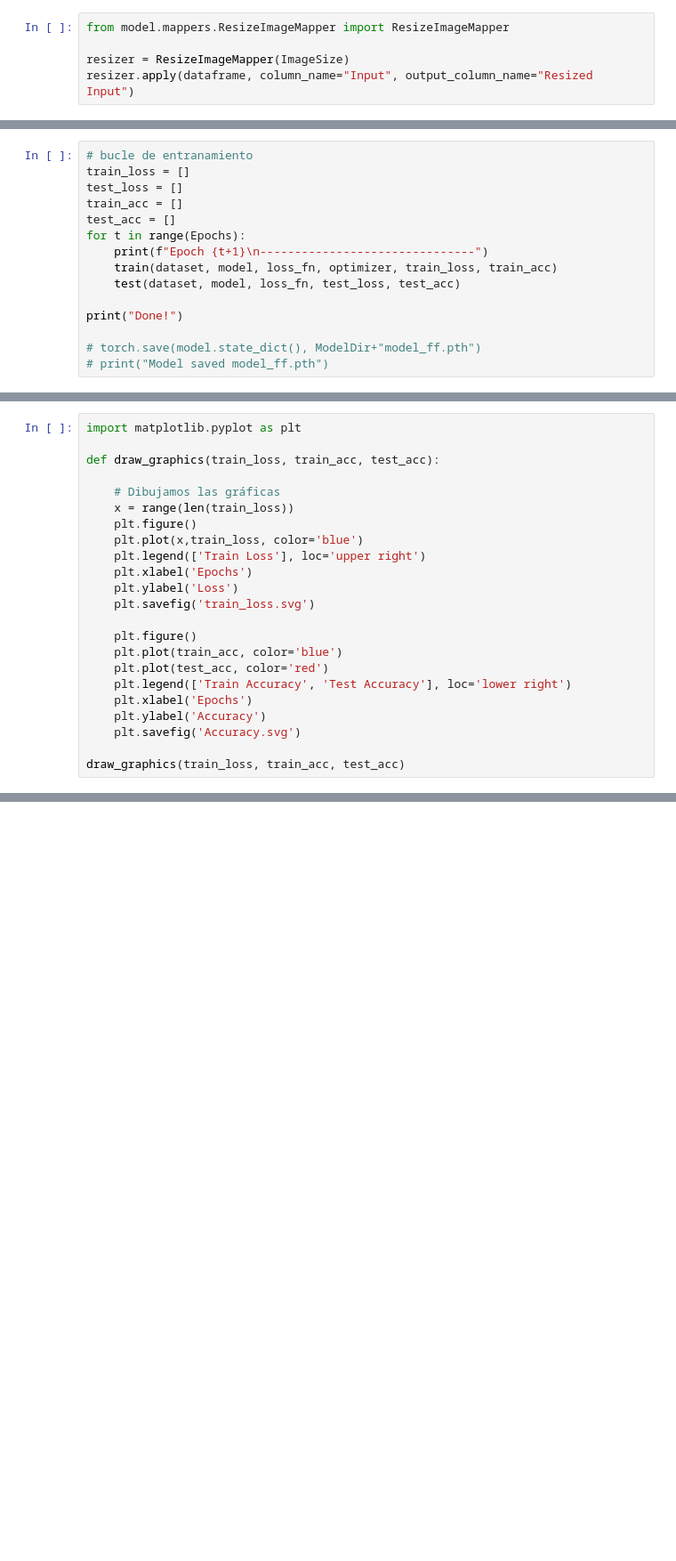
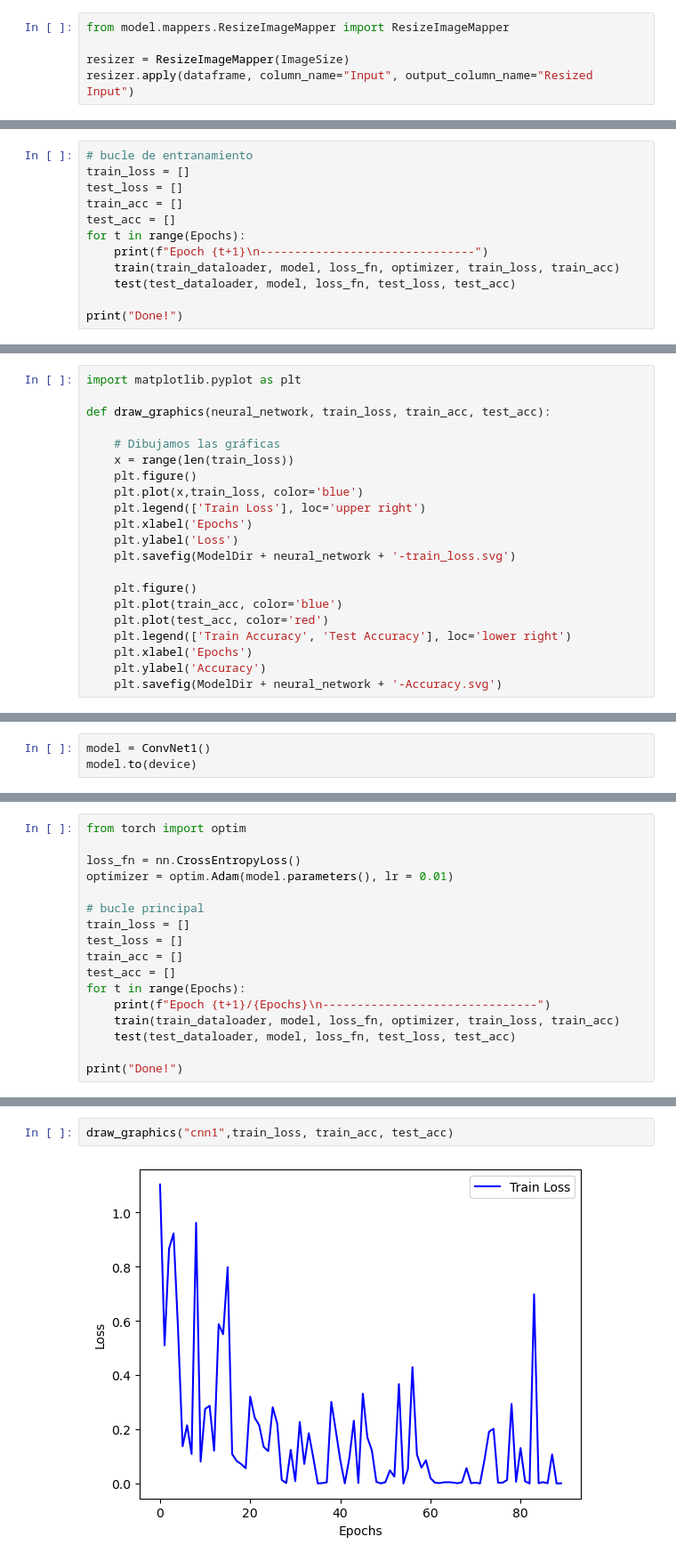
Before and after one commit to FourthCourseProjects/TumorCategorizer, a Jupyter notebook: main.ipynb, the cells around one changed output, grey strips where cells are left out. Shown at 89% size. Cells and saved outputs as stored; diff of their text form; blank space fills up the shorter version.

```diff
--- a/main.ipynb
+++ b/main.ipynb
@@ -153,13 +169,10 @@ train_acc = []
 test_acc = []
 for t in range(Epochs):
     print(f"Epoch {t+1}\n-------------------------------")
-    train(dataset, model, loss_fn, optimizer, train_loss, train_acc)
-    test(dataset, model, loss_fn, test_loss, test_acc)
+    train(train_dataloader, model, loss_fn, optimizer, train_loss, train_acc)
+    test(test_dataloader, model, loss_fn, test_loss, test_acc)
 
 print("Done!")
-
-# torch.save(model.state_dict(), ModelDir+"model_ff.pth")
-# print("Model saved model_ff.pth")
 # %% [output]
 Epoch 1
 -------------------------------
@@ -181,7 +196,7 @@ Done!
 # %%
 import matplotlib.pyplot as plt
 
-def draw_graphics(train_loss, train_acc, test_acc):
+def draw_graphics(neural_network, train_loss, train_acc, test_acc):
 
     # Dibujamos las gráficas
     x = range(len(train_loss))
@@ -190,7 +205,7 @@ def draw_graphics(train_loss, train_acc, test_acc):
     plt.legend(['Train Loss'], loc='upper right')
     plt.xlabel('Epochs')
     plt.ylabel('Loss')
-    plt.savefig('train_loss.svg')
+    plt.savefig(ModelDir + neural_network + '-train_loss.svg')
 
     plt.figure()
     plt.plot(train_acc, color='blue')
@@ -198,6 +213,4 @@ def draw_graphics(train_loss, train_acc, test_acc):
     plt.legend(['Train Accuracy', 'Test Accuracy'], loc='lower right')
     plt.xlabel('Epochs')
     plt.ylabel('Accuracy')
-    plt.savefig('Accuracy.svg')
-
-draw_graphics(train_loss, train_acc, test_acc)
+    plt.savefig(ModelDir + neural_network + '-Accuracy.svg')
@@ -206,0 +291,3 @@ draw_graphics(train_loss, train_acc, test_acc)
+# %%
+model = ConvNet1()
+model.to(device)
@@ -206,0 +311,17 @@ draw_graphics(train_loss, train_acc, test_acc)
+# %%
+from torch import optim
+
+loss_fn = nn.CrossEntropyLoss()
+optimizer = optim.Adam(model.parameters(), lr = 0.01)
+
+# bucle principal
+train_loss = []
+test_loss = []
+train_acc = []
+test_acc = []
+for t in range(Epochs):
+    print(f"Epoch {t+1}/{Epochs}\n-------------------------------")
+    train(train_dataloader, model, loss_fn, optimizer, train_loss, train_acc)
+    test(test_dataloader, model, loss_fn, test_loss, test_acc)
+
+print("Done!")
@@ -206,0 +348,4 @@ draw_graphics(train_loss, train_acc, test_acc)
+# %%
+draw_graphics("cnn1",train_loss, train_acc, test_acc)
+# %% [output]
+[figure, added]
```
Also changed, not shown: parts of 32 cells of this notebook, 1 other file.
